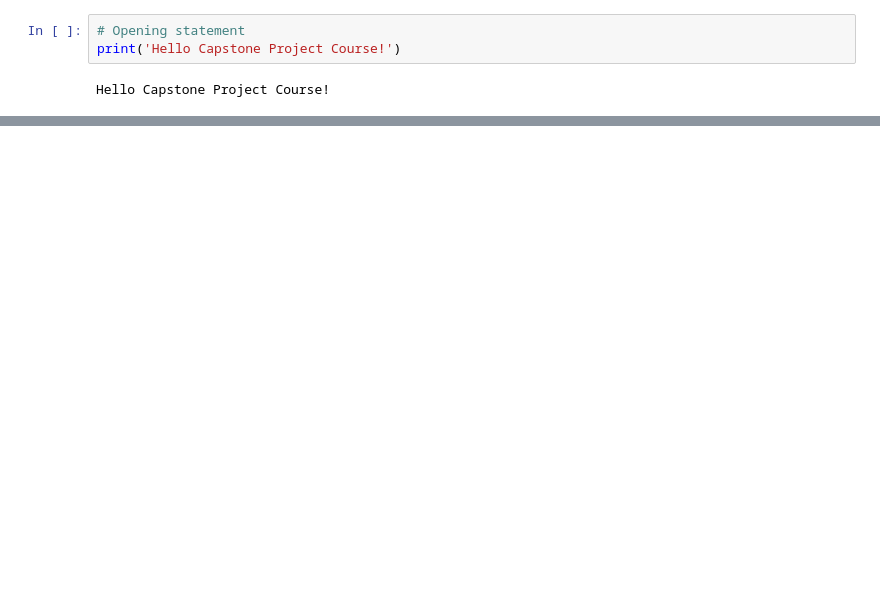
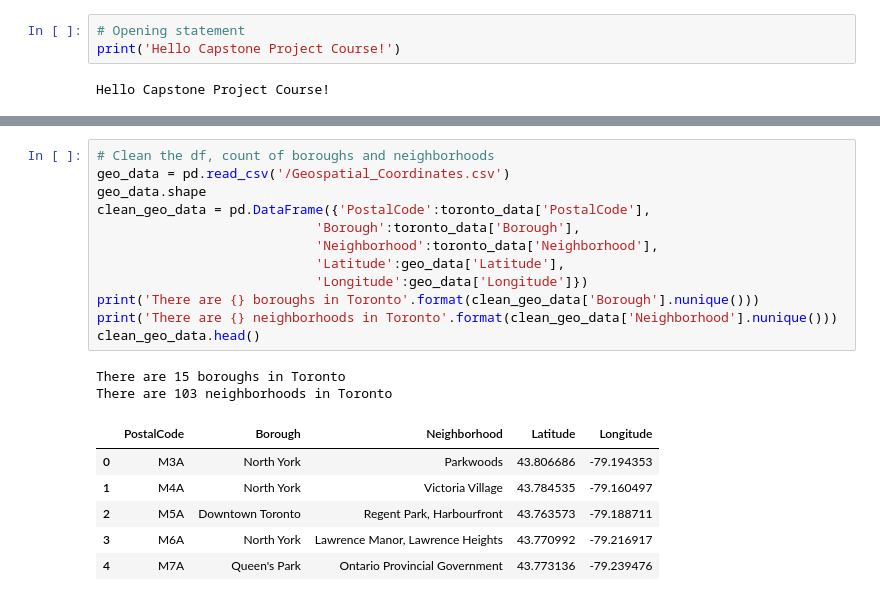
Before and after one commit to Badhippie/ABreathofFreshAir, a Jupyter notebook: Data_Science_Capstone.ipynb, the cells around one changed output, grey strips where cells are left out. Drawn from its saved outputs; the diff is of its cells as text; blank space fills up the shorter version.

```diff
--- a/Data_Science_Capstone.ipynb
+++ b/Data_Science_Capstone.ipynb
@@ -26,0 +95,21 @@ geo_data.head()
+# %%
+# Clean the df, count of boroughs and neighborhoods
+geo_data = pd.read_csv('/Geospatial_Coordinates.csv')
+geo_data.shape
+clean_geo_data = pd.DataFrame({'PostalCode':toronto_data['PostalCode'],
+                            'Borough':toronto_data['Borough'],
+                            'Neighborhood':toronto_data['Neighborhood'],
+                            'Latitude':geo_data['Latitude'],
+                            'Longitude':geo_data['Longitude']})
+print('There are {} boroughs in Toronto'.format(clean_geo_data['Borough'].nunique()))
+print('There are {} neighborhoods in Toronto'.format(clean_geo_data['Neighborhood'].nunique()))
+clean_geo_data.head()
+# %% [output]
+There are 15 boroughs in Toronto
+There are 103 neighborhoods in Toronto
+|  | PostalCode | Borough | Neighborhood | Latitude | Longitude |
+| 0 | M3A | North York | Parkwoods | 43.806686 | -79.194353 |
+| 1 | M4A | North York | Victoria Village | 43.784535 | -79.160497 |
+| 2 | M5A | Downtown Toronto | Regent Park, Harbourfront | 43.763573 | -79.188711 |
+| 3 | M6A | North York | Lawrence Manor, Lawrence Heights | 43.770992 | -79.216917 |
+| 4 | M7A | Queen's Park | Ontario Provincial Government | 43.773136 | -79.239476 |
```
Also changed, not shown: parts of 9 cells of this notebook.
